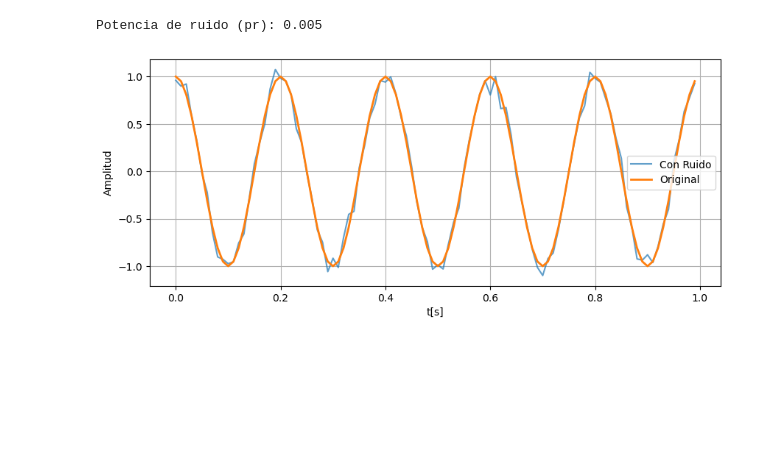
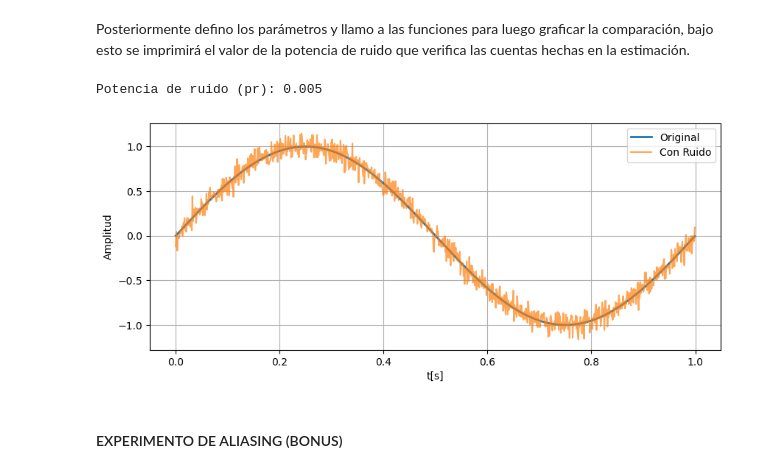
Before and after one commit to patriciagtodd/Patricia_Gonzalez_Todd_APS, a Jupyter notebook: Gonzalez_Todd_seno_TS0.ipynb, the cells around one changed output. Drawn from its saved outputs; the diff is of its cells as text; code cells hidden in the pictures; blank space fills up the shorter version.

```diff
--- a/Gonzalez_Todd_seno_TS0.ipynb
+++ b/Gonzalez_Todd_seno_TS0.ipynb
@@ -19,32 +28,39 @@ def mi_funcion_sen_ruido(vmax, dc, ff, ph, nn, fs, snr, pr):
     xx = dc + vmax * np.sin(2 * np.pi * ff * tt + ph)
     xx1 = xx + r
     return tt, xx1
-
-# Parámetros
-A = 1
-dc = 0
-fs = 100
-f0 = 5
-fase = np.pi/2
-muestras = 100
-snr = 20 #db
-Ps = (A**2)/ 2
-pr = Ps / (10**(snr/10)) #ESTO DEBERIA SER LA VARIANZA
-
-# Llamadas a las funciones
-tt, xx = mi_funcion_sen_ruido(A, dc, f0, fase, muestras, fs, snr, pr)
-tt1, xx1 = mi_funcion_sen(A, dc, f0, fase, muestras, fs)
-
-# Gráfico
-plt.figure(figsize=(10, 4))
-plt.plot(tt, xx, label="Con Ruido", alpha=0.7)
-plt.plot(tt1, xx1, label="Original", linewidth=2)
-plt.xlabel("t[s]")
-plt.ylabel("Amplitud")
-plt.grid(True)
-plt.legend()
-plt.show()
-# %% [output]
-Potencia de ruido (pr): 0.005
-[figure, removed]
+# %% [markdown]
+Posteriormente defino los parámetros y llamo a las funciones para luego graficar la comparación, bajo esto se imprimirá el valor de la potencia de ruido que verifica las cuentas hechas en la estimación.
+# %%
+# Parámetros
+A = 1
+dc = 0
+fs = 1000
+ff = 1
+fase = 0
+muestras = 1000
+snr = 20 #db
+Ps = (A**2)/ 2
+pr = Ps / (10**(snr/10)) #ESTO DEBERIA SER LA VARIANZA
+
+# Llamadas a las funciones
+tt, xx = mi_funcion_sen(A, dc, ff, fase, muestras, fs)
+tt1, xx1 = mi_funcion_sen_ruido(A, dc, ff, fase, muestras, fs, snr, pr)
+# %% [output]
+Potencia de ruido (pr): 0.005
+# %%
+# Gráfico
+plt.figure(figsize=(10, 4))
+
+plt.plot(tt, xx, label="Original", linewidth=2)
+plt.plot(tt1, xx1, label="Con Ruido", alpha=0.7)
+
+plt.xlabel("t[s]")
+plt.ylabel("Amplitud")
+plt.grid(True)
+plt.legend()
+plt.show()
+# %% [output]
+[figure, added]
+# %% [markdown]
+#### EXPERIMENTO DE ALIASING (BONUS)
 # %%
```
Also changed, not shown: parts of 3 cells of this notebook.
